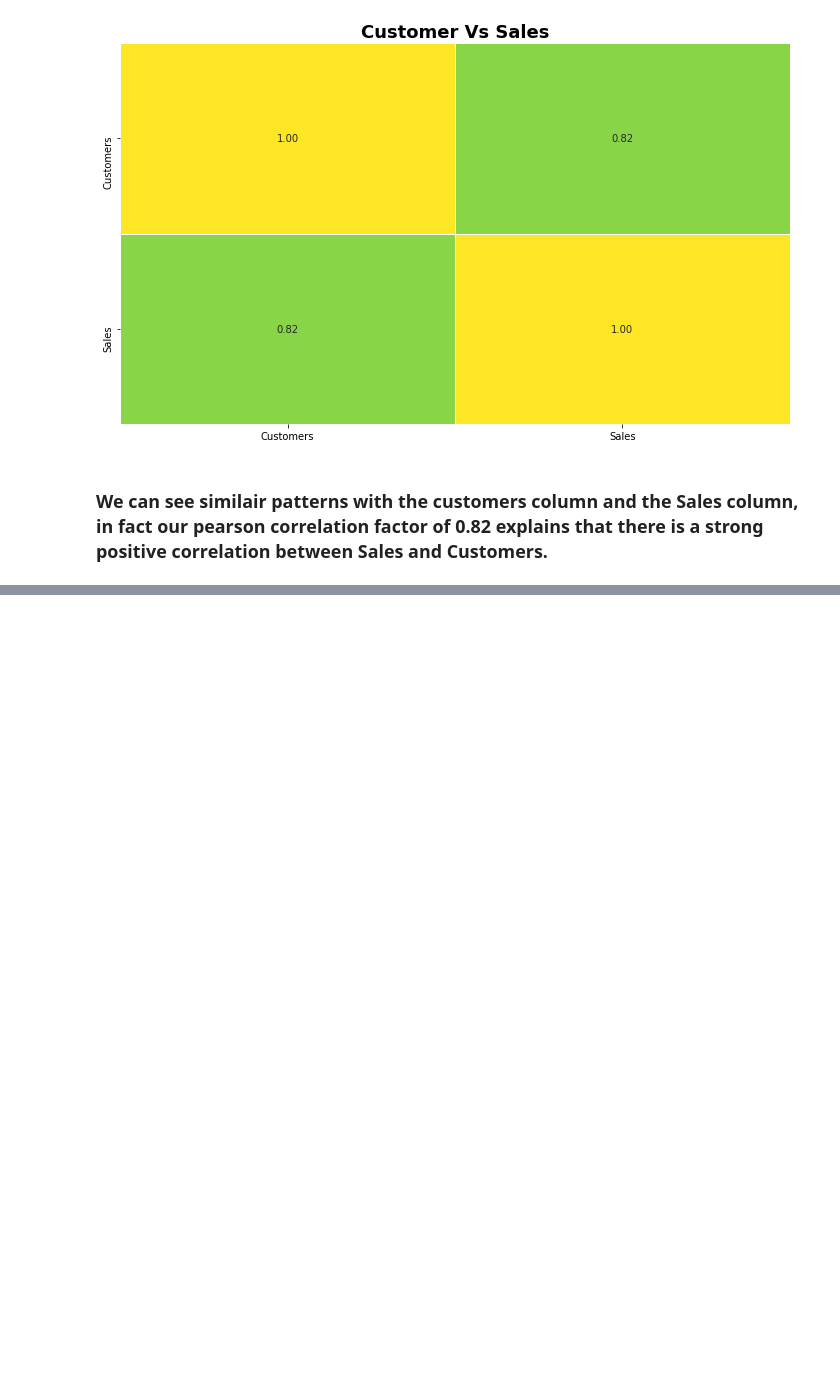
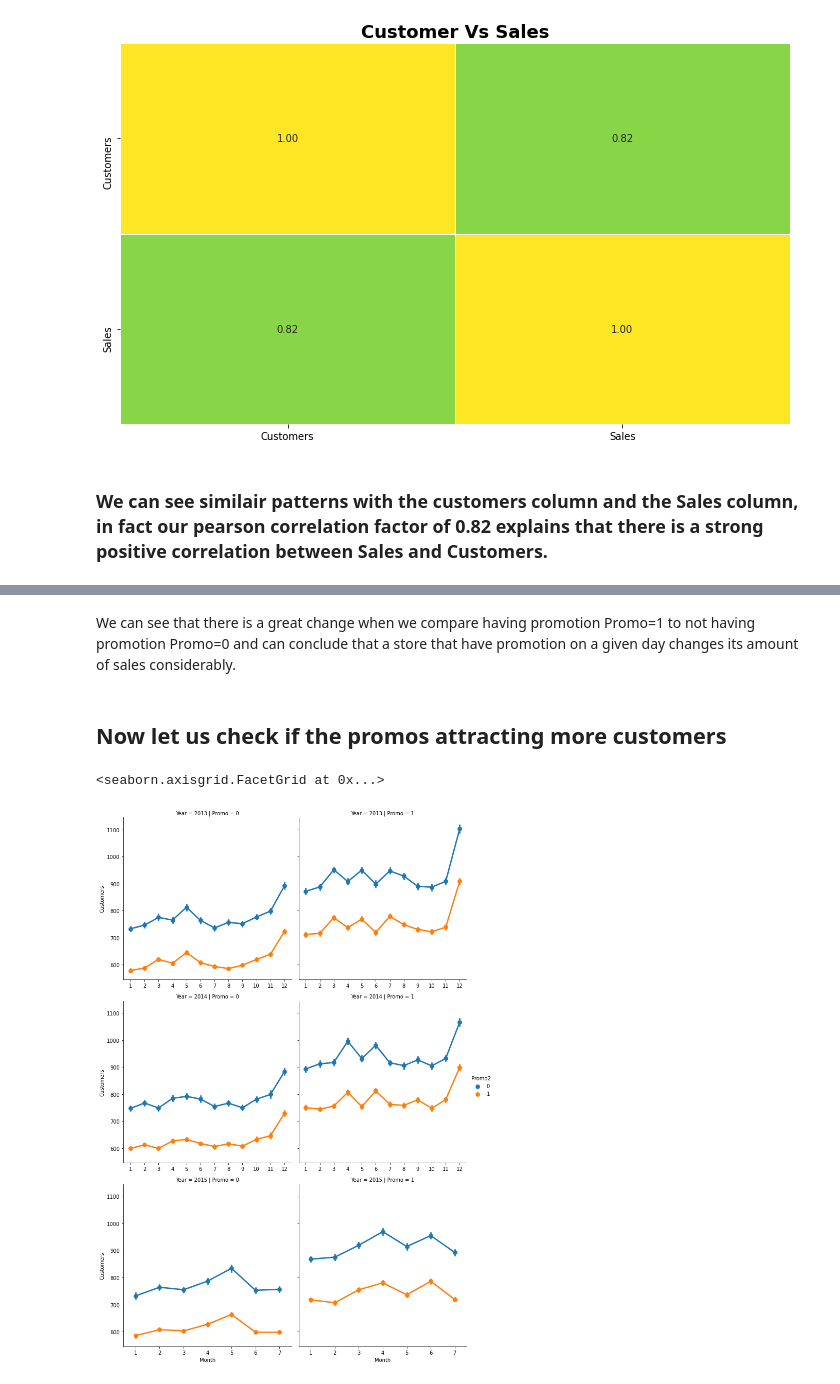
Before and after one commit to nebasam/Forecasting-Sales, a Jupyter notebook: notebooks/data_exploration.ipynb, the cells around one changed output, grey strips where cells are left out. Saved outputs shown, nothing was run; the diff lists cells and outputs as text; code cells hidden in the pictures; blank space fills up the shorter version.

```diff
--- a/notebooks/data_exploration.ipynb
+++ b/notebooks/data_exploration.ipynb
@@ -434,0 +448,9 @@ plot.plot_heatmap(cor, 'Customer Vs Sales')
+# %% [markdown]
+We can see that there is a great change when we compare having promotion Promo=1 to not having promotion Promo=0 and can conclude that a store that have promotion on a given day changes its amount of sales considerably.
+# %% [markdown]
+## Now let us check if the promos attracting more customers
+# %%
+sns.factorplot(data = df_train_store, x ="Month", y = 'Customers',col = 'Promo',  hue = 'Promo2', row = 'Year' ,sharex=False)
+# %% [output]
+<seaborn.axisgrid.FacetGrid at 0x...>
+[figure, added]
```
Also changed, not shown: parts of 9 cells of this notebook, 1 other file.
